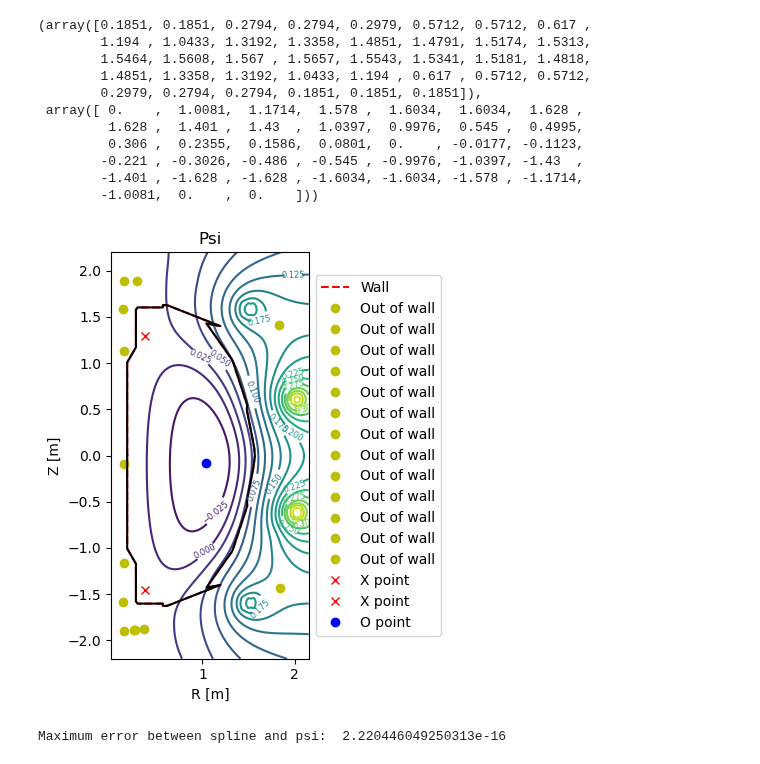
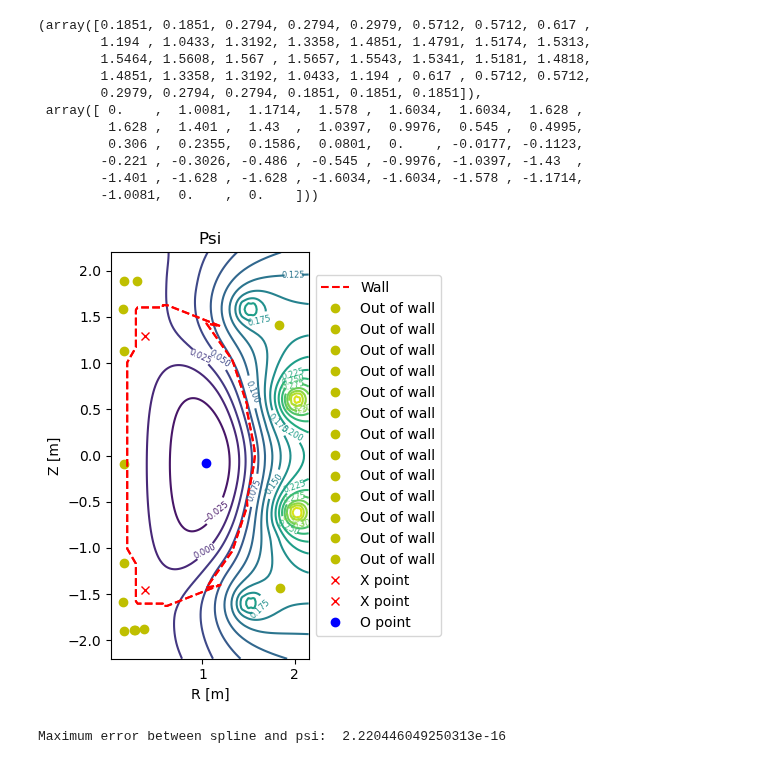
Before and after one commit to Fuad-HH/eqdsk2py, a Jupyter notebook: fieldFollowingAlg.ipynb, the cells around one changed output. Drawn from its saved outputs; the diff is of its cells as text; code cells hidden in the pictures.

```diff
--- a/fieldFollowingAlg.ipynb
+++ b/fieldFollowingAlg.ipynb
@@ -89,10 +89,10 @@ sorted_points = gedsk.sort_critical_points(all_critical_points, spline, bounds,
 sorted_points_with_wall = gedsk.sort_critical_points(all_critical_points, spline, bounds, lims=lims)
 # %%
 fig, ax = gedsk.plot_sorted_points_with_contour_with_wall(psi, xx, yy, sorted_points_with_wall, filename)
-ax.plot(lims[0], lims[1], 'k')
+ax.plot(lims[0], lims[1], 'r--')
 plt.show()
 # %% [output]
-[figure, old version]
+[figure, new version]
 # %%
 # get the maximum error betweeen spline and the actual psi
 
```
Also changed, not shown: parts of 18 cells of this notebook.
